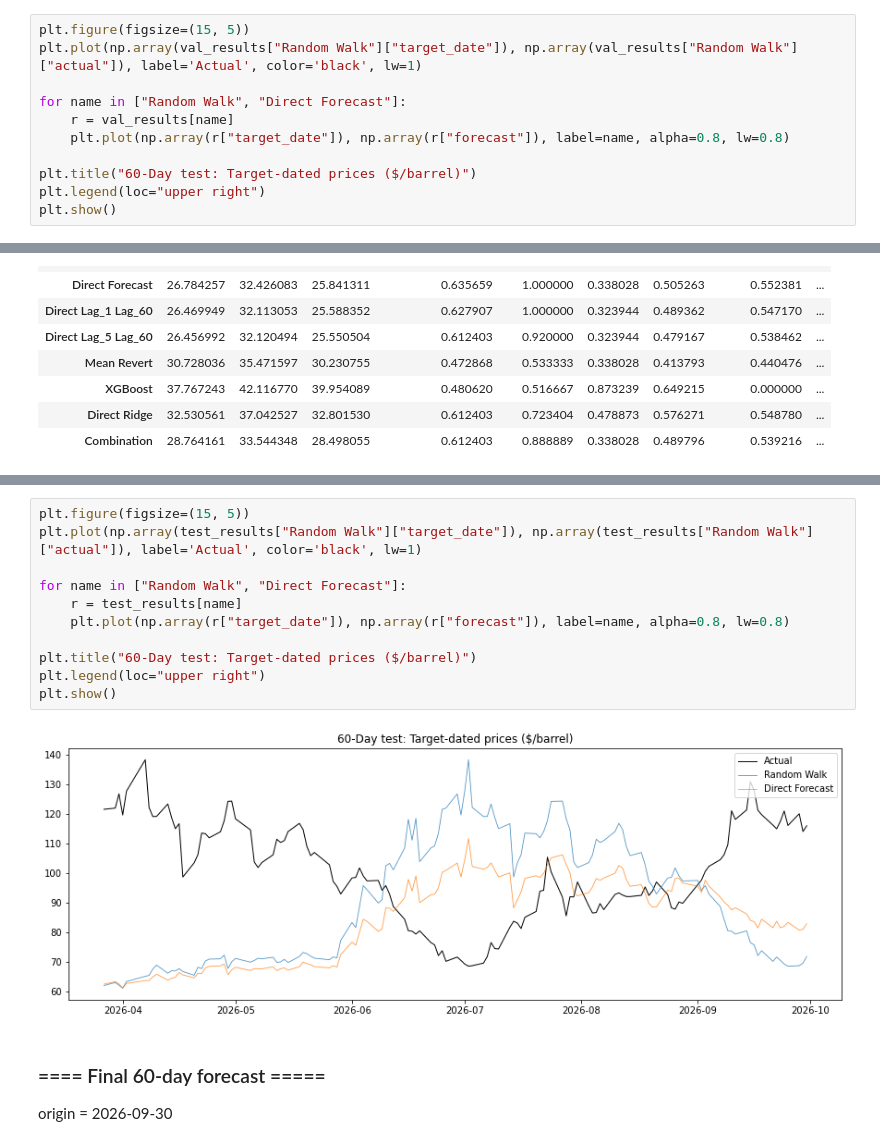
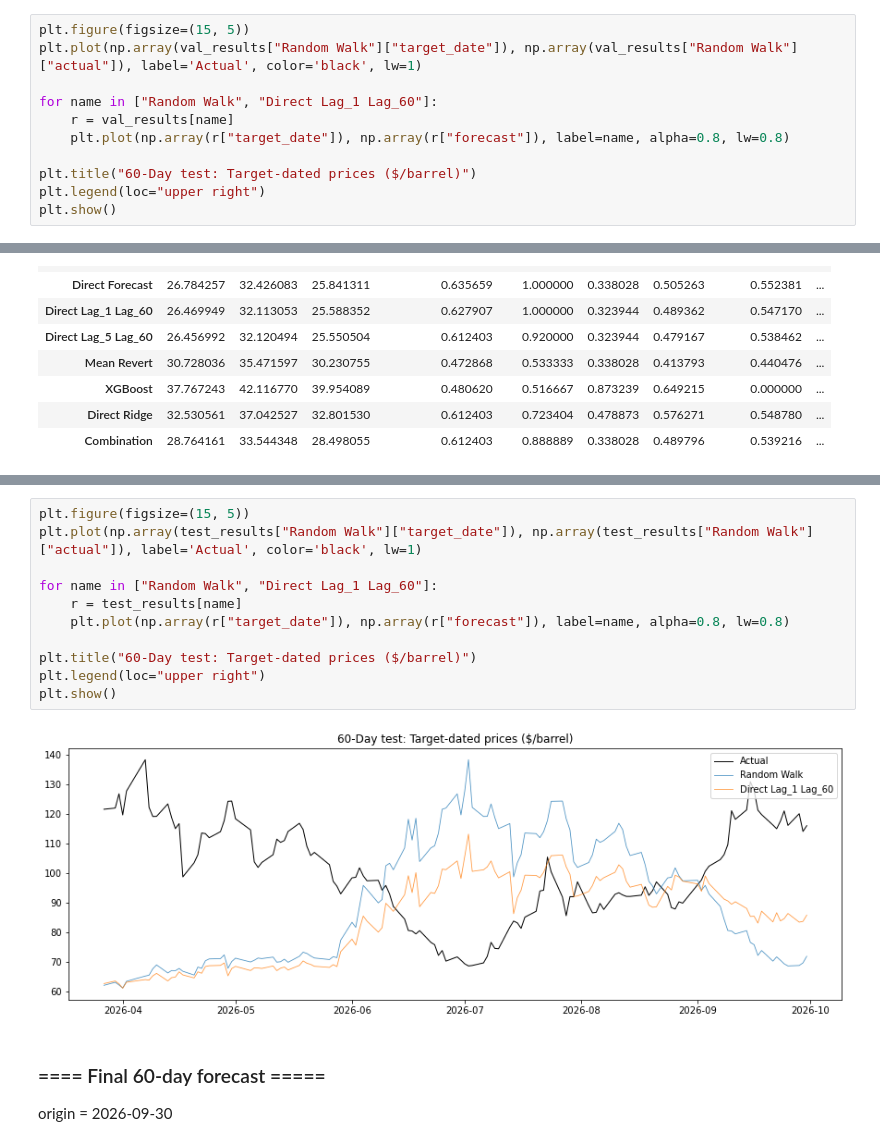
Before and after one commit to airrehn/Sample-Taxed, a Jupyter notebook: notebooks/forecast60.ipynb, the cells around one changed output, grey strips where cells are left out. Drawn from its saved outputs; the diff is of its cells as text.

```diff
--- a/notebooks/forecast60.ipynb
+++ b/notebooks/forecast60.ipynb
@@ -220,7 +285,7 @@ Combination           1.6558   0.0984  506.0
 plt.figure(figsize=(15, 5))
 plt.plot(np.array(val_results["Random Walk"]["target_date"]), np.array(val_results["Random Walk"]["actual"]), label='Actual', color='black', lw=1)
 
-for name in ["Random Walk", "Direct Forecast"]:
+for name in ["Random Walk", "Direct Lag_1 Lag_60"]:
     r = val_results[name]
     plt.plot(np.array(r["target_date"]), np.array(r["forecast"]), label=name, alpha=0.8, lw=0.8)
 
@@ -264,16 +344,16 @@ compare_models(test_results, horizon=60)
 # %%
 plt.figure(figsize=(15, 5))
 plt.plot(np.array(test_results["Random Walk"]["target_date"]), np.array(test_results["Random Walk"]["actual"]), label='Actual', color='black', lw=1)
 
-for name in ["Random Walk", "Direct Forecast"]:
+for name in ["Random Walk", "Direct Lag_1 Lag_60"]:
     r = test_results[name]
     plt.plot(np.array(r["target_date"]), np.array(r["forecast"]), label=name, alpha=0.8, lw=0.8)
 
 plt.title("60-Day test: Target-dated prices ($/barrel)")
 plt.legend(loc="upper right")
 plt.show()
 # %% [output]
-[figure, old version]
+[figure, new version]
 # %% [markdown]
 ### ==== Final 60-day forecast =====
 origin = 2026-09-30
```
Also changed, not shown: parts of 10 cells of this notebook, 2 other files.
